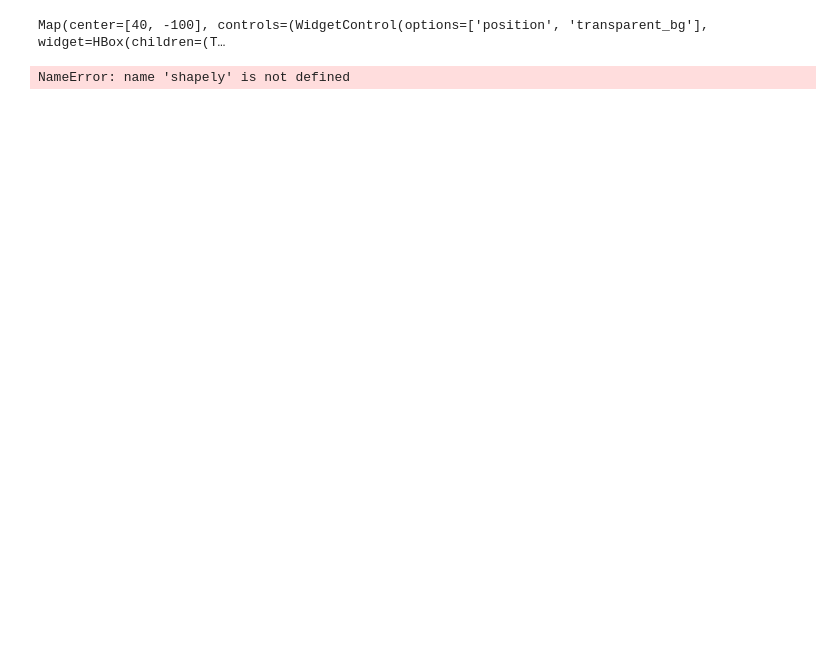
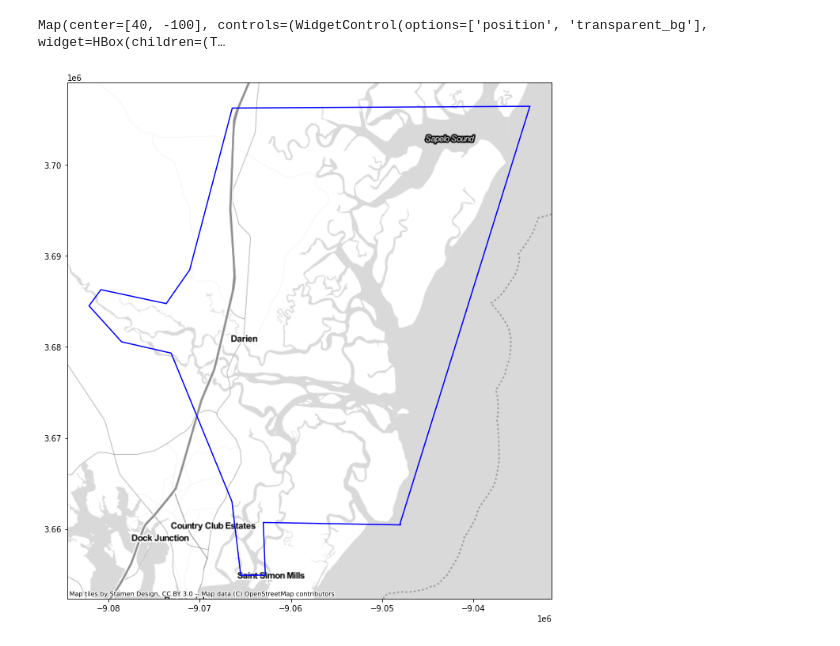
Before and after one commit to asajulien/PhD, a Jupyter notebook: Jupyter/Flats work/ROI for FLATS.ipynb, the cells around one changed output. Cells and saved outputs as stored; diff of their text form; code cells hidden in the pictures; blank space fills up the shorter version.

```diff
--- a/Jupyter/Flats work/ROI for FLATS.ipynb
+++ b/Jupyter/Flats work/ROI for FLATS.ipynb
@@ -56,39 +61,58 @@ Map(center=[40, -100], controls=(WidgetControl(options=['position', 'transparent
 # %%
 #Map of flux tower and GCE
 import matplotlib.pyplot as plt
 import geopandas as gpd
 import folium
 import contextily as ctx
+import shapely
 
 states = gpd.read_file('F:/US states/cb_2018_us_state_20m.shp').to_crs(3857) #Web mercator
 states.crs
+
+jojah = states[states['NAME'] == 'Georgia']
 
 gce = gpd.read_file(gce_lter).to_crs(3857)
 flux = gpd.read_file(gce_fluxproper).to_crs(3857)
 
 p = gpd.GeoSeries(shapely.geometry.Point(31.3894, -81.2836), crs="epsg:4326").to_crs(3857)
 
 fig, ax = plt.subplots (figsize = (12,12), alpha = 0.5, edgecolor = 'black')
-states[states['NAME'] == 'Georgia'].boundary.plot(ax = ax, edgecolor = 'black')
-gce.boundary.plot(ax = ax, edgecolor = 'red')
+# jojah.boundary.plot(ax = ax, edgecolor = 'black')
+gce.boundary.plot(ax = ax, edgecolor = 'blue')
 # flux.plot(ax = ax)
 
-ctx.add_basemap(ax, zoom = 8, source=ctx.providers.Stamen.TonerLite)
+ctx.add_basemap(ax, zoom = 11, source=ctx.providers.Stamen.TonerLite)
 
 # p.plot(ax = ax, marker_type = "marker")
 
-from matplotlib_scalebar.scalebar import ScaleBar
+ax_inset = plt.axes([0.6, 0.6, 0.3, 0.3], projection='rectilinear')
+jojah.boundary.plot(ax=ax_inset, color='white', edgecolor='black')
 
-ax.add_artist(ScaleBar(
-    dx=1,
-    units="km",
-     dimension="si-length",
-     length_fraction=0.25,
-    scale_formatter=lambda value, unit: f' {value * 1000} km ',
-    location='lower left'
-))
-ax.set_yticks([])
-ax.set_xticks([])
+# Set limits for the inset axis to show the state of Georgia
+ax_inset.set_xlim([-90, -80])
+ax_inset.set_ylim([30, 35])
+
+
+# Remove the inset axis frame and background
+ax_inset.set_frame_on(False)
+ax_inset.set_xticks([])
+ax_inset.set_yticks([])
+ax_inset.set_facecolor('none')
+
+plt.show()
+
+# from matplotlib_scalebar.scalebar import ScaleBar
+
+# ax.add_artist(ScaleBar(
+#     dx=1,
+#     units="km",
+#      dimension="si-length",
+#      length_fraction=0.25,
+#     scale_formatter=lambda value, unit: f' {value * 1000} km ',
+#     location='lower left'
+# ))
+# ax.set_yticks([])
+# ax.set_xticks([])
 # %% [output]
-NameError: name 'shapely' is not defined
+[figure, added]
 # %%
```
Also changed, not shown: parts of 11 cells of this notebook, 3 other files.
